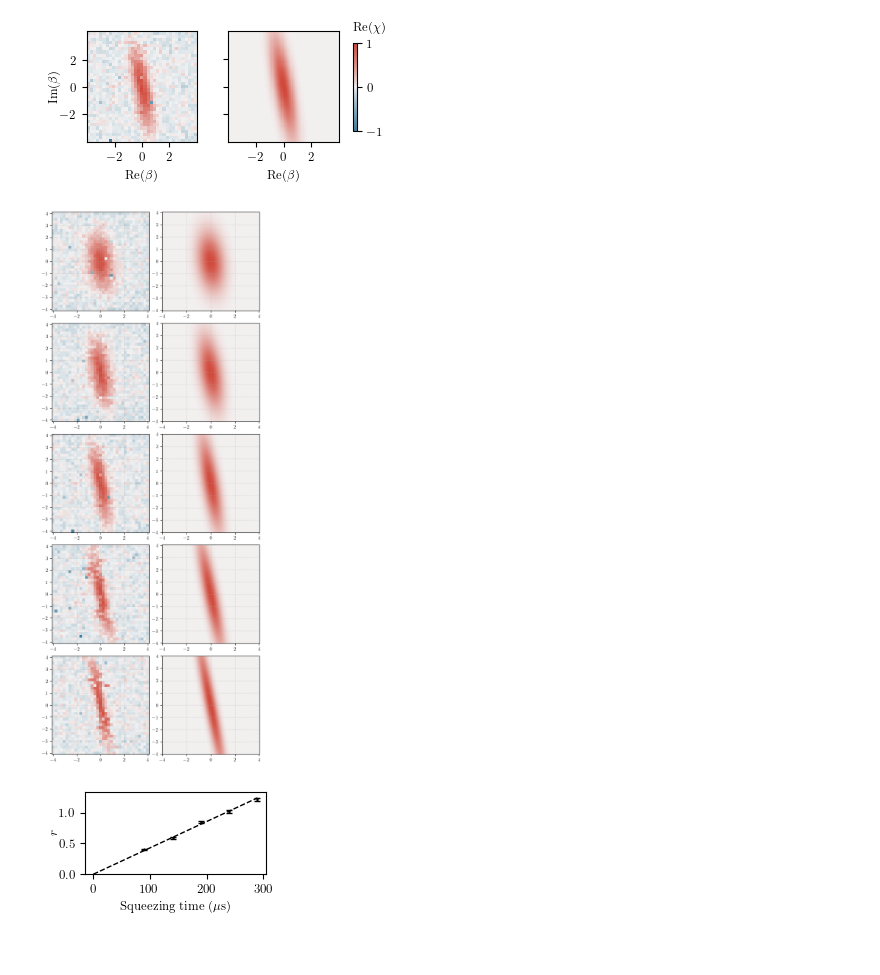
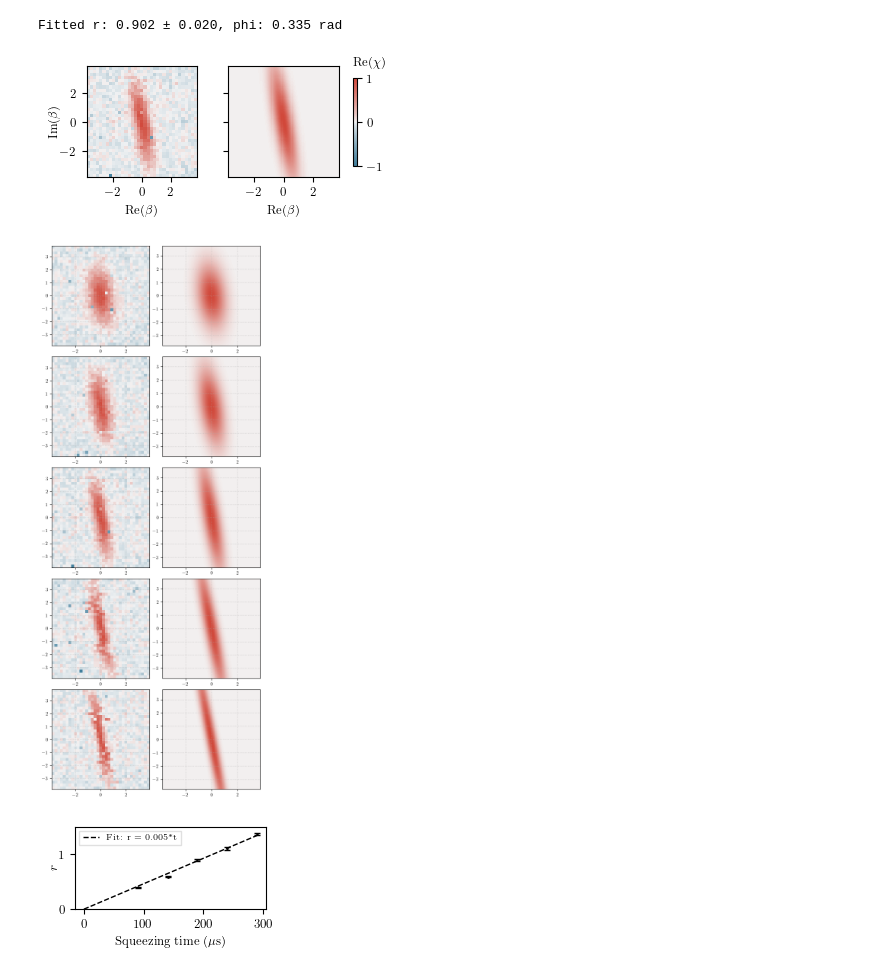
Before and after one commit to DonovanWebb/thesis, a Jupyter notebook: figures/make_figure/ch6/sqz_analysis.ipynb, the cells around one changed output. Cells and saved outputs as stored; diff of their text form; code cells hidden in the pictures.

```diff
--- a/figures/make_figure/ch6/sqz_analysis.ipynb
+++ b/figures/make_figure/ch6/sqz_analysis.ipynb
@@ -70,7 +70,8 @@ def get_char(rid, day, Zvalue=False, flip_p =False):
         z = 2*z -1
         z_err = 2*z_err
 
-    return np.array(X), np.array(Y), z, z_err
+    fdg = 22.785/24.359 # difference in split calibration between DW and GC
+    return np.array(X)*fdg, np.array(Y)*fdg, z, z_err
 # %%
 day = "2026-08-17"
 rid = 138067
@@ -82,6 +83,8 @@ x_g, y_g = np.meshgrid(x, y)
 popt, pcov = curve_fit(squeezing_model, (x_g.flatten(), y_g.flatten()), z.flatten(), p0=[0.5, 0.5], sigma=z_err.flatten())
 r = popt[0]
 phi = popt[1]
+r_err = np.sqrt(pcov[0,0])
+print(f"Fitted r: {r:.3f} ± {r_err:.3f}, phi: {phi:.3f} rad")
 
 x_fit = np.linspace(np.min(x), np.max(x), 100)
 y_fit = np.linspace(np.min(y), np.max(y), 100)
@@ -111,6 +114,7 @@ cbar.set_label("$\\mathrm{Re}(\\chi)$", labelpad=-10, rotation=0, y=1.25, x=+0.5
 fname = "..\\..\\pdf_figure\\ch6\\sqz_char.pdf"
 plt.savefig(fname, transparent=True, dpi=300)
 # %% [output]
+Fitted r: 0.902 ± 0.020, phi: 0.335 rad
 [figure]
 # %%
 
@@ -156,34 +160,34 @@ for i, (z_exp, z_fit) in enumerate(zip(z_exp_arr, z_fit_arr)):
     ax[i, 0].pcolormesh(x, y, z_exp, shading='auto', cmap=cmap, vmin=-1, vmax=1)
     ax[i, 1].pcolormesh(x_fit, y_fit, z_fit, shading='auto', cmap=cmap, vmin=-1, vmax=1)
 # %% [output]
-[figure, old version]
+[figure, new version]
 # %%
 def linear_fit(x, m):
     return m*x
 
 t_ramp = 40
 t_corrected = np.array(taus) + t_ramp
 popt_r, pcov_r = curve_fit(linear_fit, t_corrected, r_arr)
 popt_phi, pcov_phi = curve_fit(linear_fit, t_corrected, phi_arr)
 x_fit_r = np.linspace(0, np.max(t_corrected), 100)
 y_fit_r = linear_fit(x_fit_r, *popt_r)
 x_fit_phi = np.linspace(0, np.max(t_corrected), 100)
 y_fit_phi = linear_fit(x_fit_phi, *popt_phi)
 
 
 fig_width = gs.get_fig_width()/2.5
 fig_height = fig_width / 1.8
 fig, ax = plt.subplots(1,1, figsize=(fig_width, fig_height), constrained_layout=True)
 ax.errorbar(t_corrected, r_arr, yerr=r_err_arr, color="black", linestyle='None', marker='^', markersize=1, capsize=2)
 ax.plot(x_fit_r, y_fit_r, color="black", label=f'Fit: r = {popt_r[0]:.3f}*t', linestyle='--')
 ax.set_ylim(0, max(r_arr)*1.1)
-# ax.legend()
+ax.legend()
 ax.set_xlabel("Squeezing time ($\\mu$s)")
 ax.set_ylabel("$r$", labelpad=0)
 ax.grid(False)
 
 fname = "..\\..\\pdf_figure\\ch6\\sqz_r.pdf"
 # make transparent
 plt.savefig(fname, transparent=True)
 # %% [output]
-[figure, old version]
+[figure, new version]
```
Also changed, not shown: parts of 1 cell of this notebook, 10 other files.
